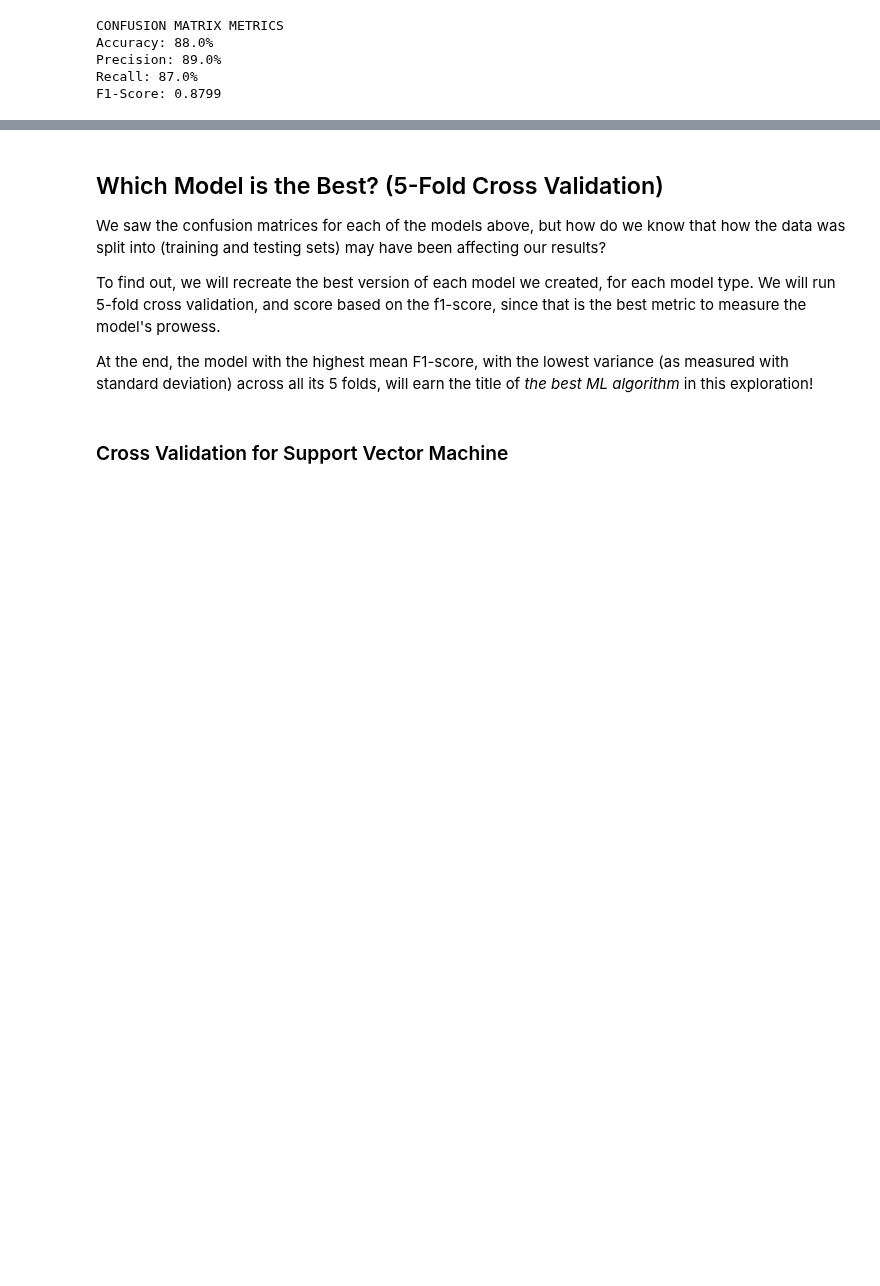
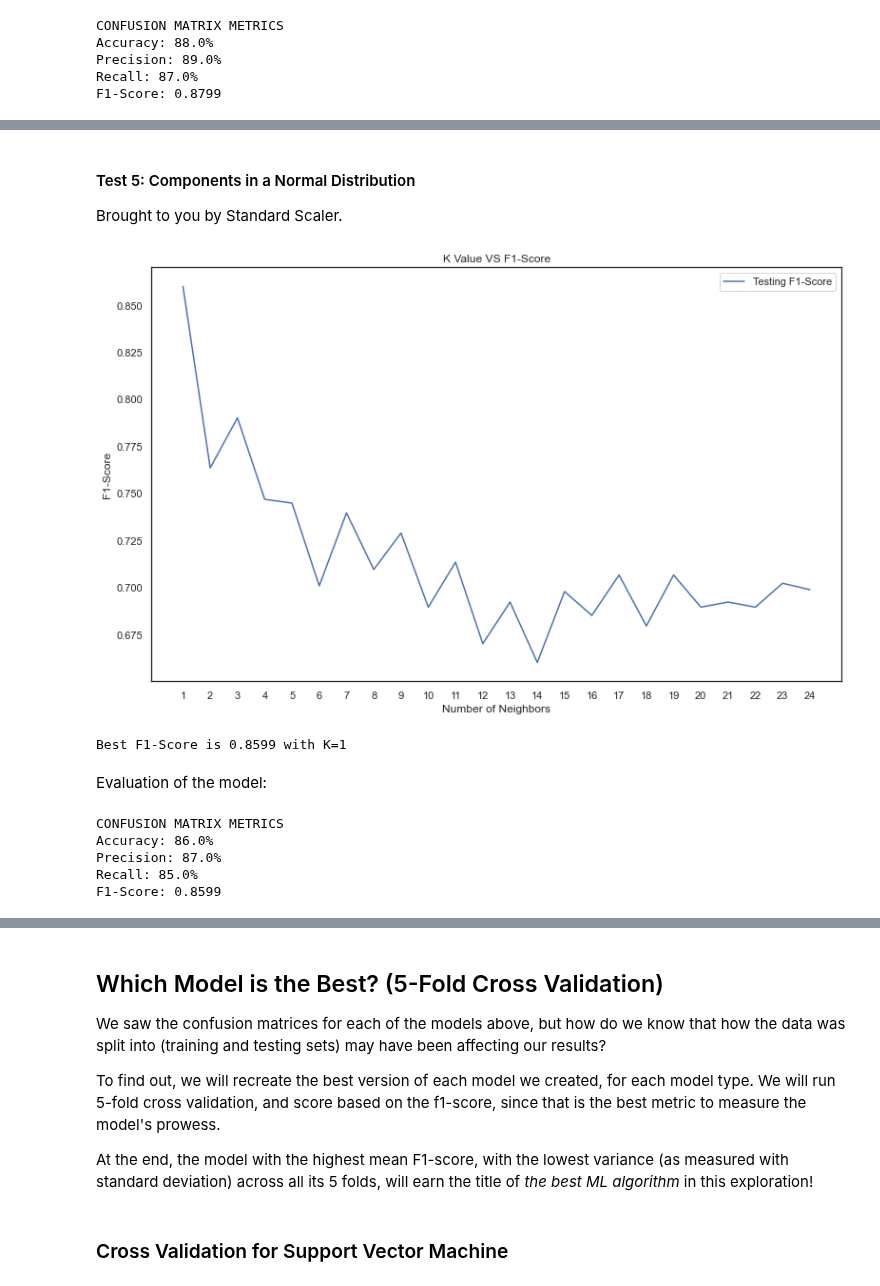
Before and after one commit to UPstartDeveloper/bookstore-classifier, a Jupyter notebook: classifications.ipynb, the cells around one changed output, grey strips where cells are left out. Drawn from its saved outputs; the diff is of its cells as text; code cells hidden in the pictures; blank space fills up the shorter version.

```diff
--- a/classifications.ipynb
+++ b/classifications.ipynb
@@ -1242,0 +1278,36 @@ F1-Score: 0.5
+# %%
+# new dictionaries for the Principal components of the data
+pca_s_scaled = {
+    'X_train': X_train_reduced_s_scaled,
+    'y_train': y_train,
+    'X_test': X_test_reduced_s_scaled,
+    'y_test': y_test
+}
+
+pca_mm_scaled = {
+    'X_train': X_train_reduced_mm_scaled,
+    'y_train': y_train,
+    'X_test': X_test_reduced_mm_scaled,
+    'y_test': y_test
+}
+# %% [markdown]
+#### Test 5: Components in a Normal Distribution
+Brought to you by Standard Scaler.
+# %%
+# discover the optimal value of neighbors to check
+determine_num_neighbors(pca_s_scaled['X_train'],
+                        pca_s_scaled['y_train'],
+                        pca_s_scaled['X_test'])
+# %% [output]
+[figure, added]
+Best F1-Score is 0.8599 with K=1
+# %% [markdown]
+Evaluation of the model:
+# %%
+knn5 = execute_knn(pca_s_scaled, 1)
+# %% [output]
+CONFUSION MATRIX METRICS
+Accuracy: 86.0%
+Precision: 87.0%
+Recall: 85.0%
+F1-Score: 0.8599
```
Also changed, not shown: parts of 24 cells of this notebook, 1 other file.
